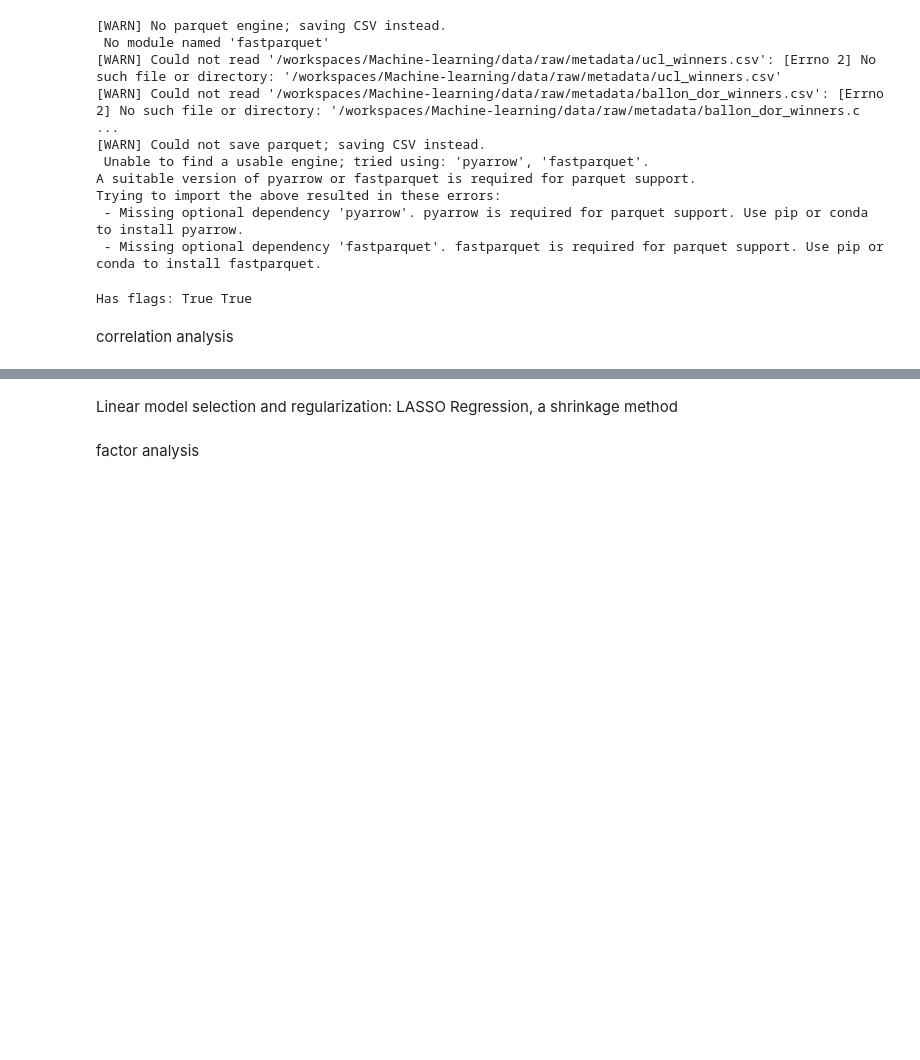
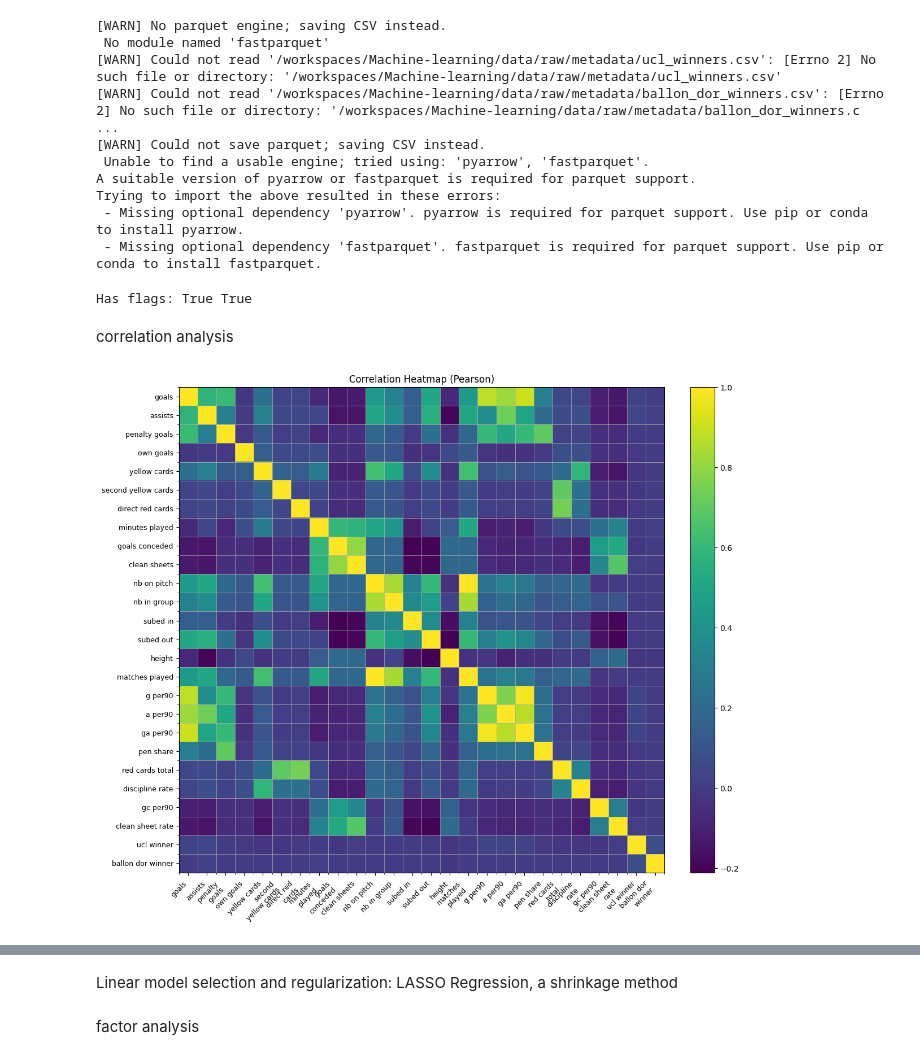
Before and after one commit to leokonma/Machine-learning, a Jupyter notebook: Model_Module.ipynb, the cells around one changed output, grey strips where cells are left out. Drawn from its saved outputs; the diff is of its cells as text; code cells hidden in the pictures; blank space fills up the shorter version.

```diff
--- a/Model_Module.ipynb
+++ b/Model_Module.ipynb
@@ -58,6 +59,7 @@ safe_cols = [
     "direct_red_cards","minutes_played","goals_conceded","clean_sheets","nb_on_pitch",
     "nb_in_group","subed_in","subed_out","height","matches_played","g_per90","a_per90",
     "ga_per90","pen_share","red_cards_total","discipline_rate","gc_per90","clean_sheet_rate",
+    "ucl_winner","ballon_dor_winner",
 ]
 
 X = df_feats[safe_cols].replace([np.inf, -np.inf], np.nan).dropna()
@@ -67,33 +69,35 @@ corr = X.corr(method="pearson")
 def wrap_label(s, width=12):
     s = s.replace("_", " ")
     return "\n".join(textwrap.wrap(s, width=width))
 
 xlabels = [wrap_label(c, width=12) for c in corr.columns]
 ylabels = [c.replace("_", " ") for c in corr.index]
 
 fig, ax = plt.subplots(figsize=(12, 10))
 im = ax.imshow(corr.values, interpolation="nearest", aspect="equal")
 fig.colorbar(im, ax=ax, fraction=0.046, pad=0.04)
 ax.set_title("Correlation Heatmap (Pearson)")
 
 n = len(corr.columns)
 ticks = np.arange(n)
 ax.set_xticks(ticks)
 ax.set_yticks(ticks)
 ax.set_xticklabels(xlabels, rotation=45, ha="right", va="top")
 ax.set_yticklabels(ylabels)
 
 # add light gridlines between cells
 ax.set_xticks(np.arange(-0.5, n, 1), minor=True)
 ax.set_yticks(np.arange(-0.5, n, 1), minor=True)
 ax.grid(which="minor", linewidth=0.5)
 ax.tick_params(axis="x", labelsize=9, pad=6)
 ax.tick_params(axis="y", labelsize=9)
 
 # give bottom extra space for the wrapped labels
 plt.subplots_adjust(bottom=0.25)
 plt.tight_layout()
 plt.show()
+# %% [output]
+[figure, added]
 # %%
 from statsmodels.tsa.stattools import adfuller
 
```
Also changed, not shown: parts of 16 cells of this notebook.
